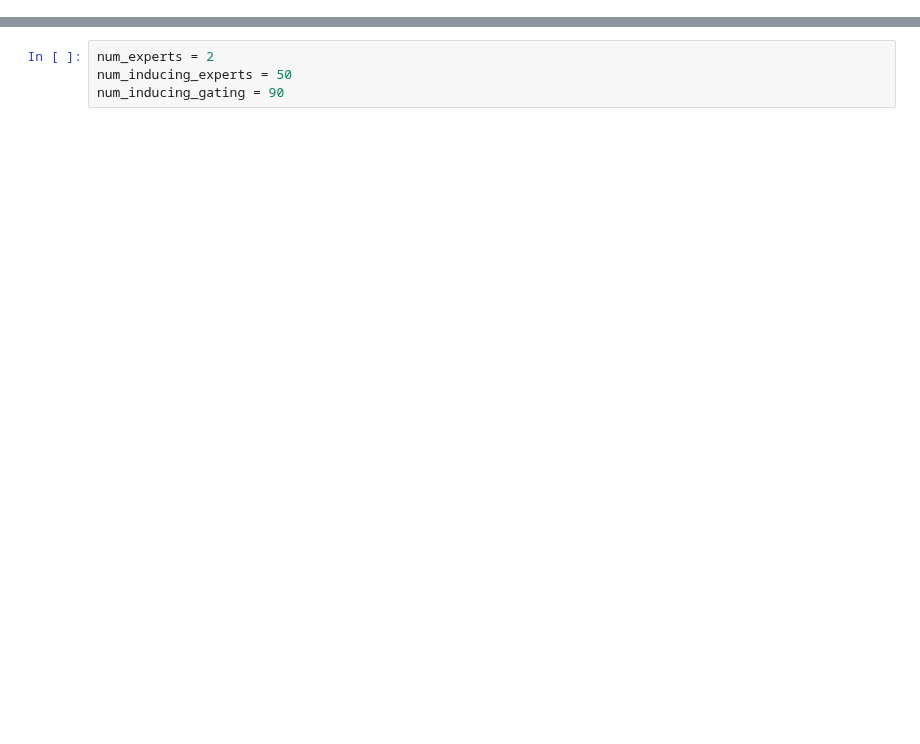
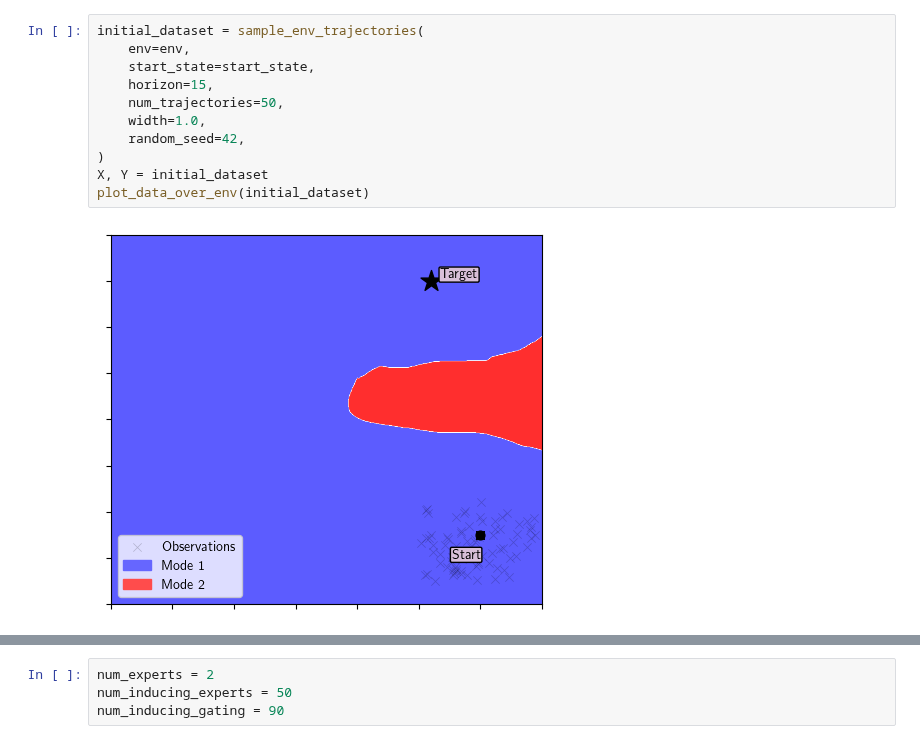
Before and after one commit to aidanscannell/ModeRL, a Jupyter notebook: examples/quadcopter-navigation-via-mode-constrained-mbrl.ipynb, the cells around one changed output, grey strips where cells are left out. Drawn from its saved outputs; the diff is of its cells as text; blank space fills up the shorter version.

```diff
--- a/examples/quadcopter-navigation-via-mode-constrained-mbrl.ipynb
+++ b/examples/quadcopter-navigation-via-mode-constrained-mbrl.ipynb
@@ -42,0 +288,13 @@ target_state = tf.constant([[1.2, 3.0]], dtype=default_float())
+# %%
+initial_dataset = sample_env_trajectories(
+    env=env,
+    start_state=start_state,
+    horizon=15,
+    num_trajectories=50,
+    width=1.0,
+    random_seed=42,
+)
+X, Y = initial_dataset
+plot_data_over_env(initial_dataset)
+# %% [output]
+[figure, added]
```
Also changed, not shown: parts of 43 cells of this notebook.
